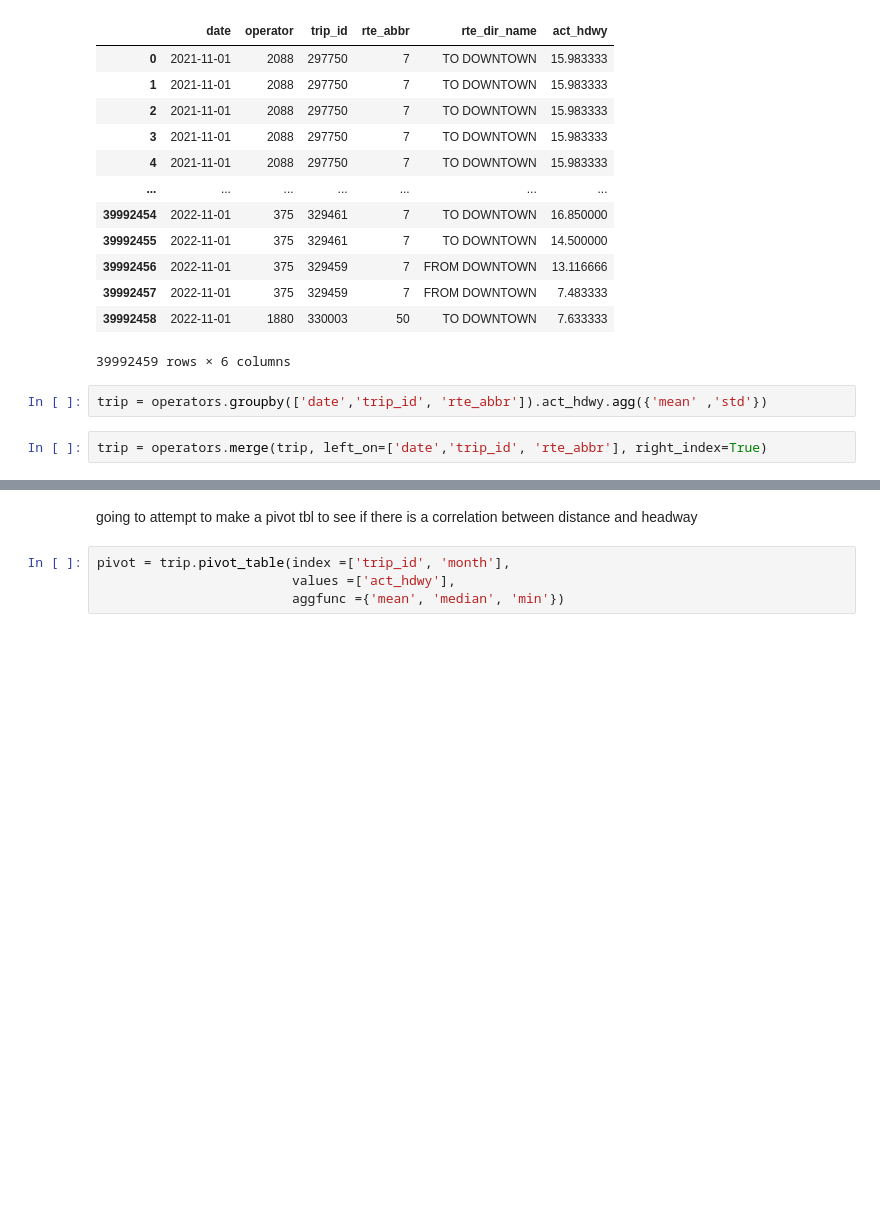
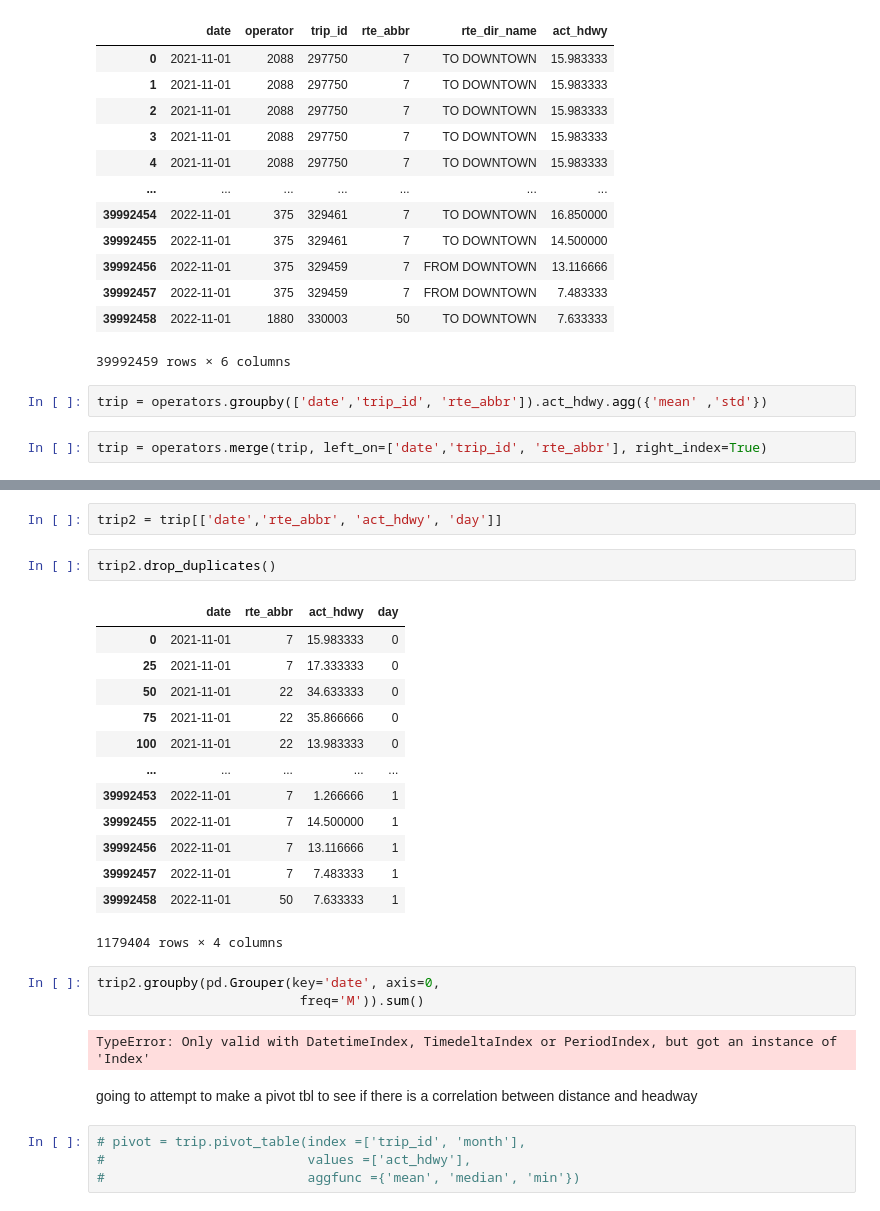
Before and after one commit to NSS-Data-Analytics-Cohort-7/wego-data-world-problems, a Jupyter notebook: notebook/wego_python-v3.ipynb, the cells around one changed output, grey strips where cells are left out. Drawn from its saved outputs; the diff is of its cells as text; blank space fills up the shorter version.

```diff
--- a/notebook/wego_python-v3.ipynb
+++ b/notebook/wego_python-v3.ipynb
@@ -250,7 +278,30 @@ pandas.core.indexes.datetimes.DatetimeIndex
+# %%
+trip2 = trip[['date','rte_abbr', 'act_hdwy', 'day']]
+# %%
+trip2.drop_duplicates()
+# %% [output]
+|  | date | rte_abbr | act_hdwy | day |
+| 0 | 2021-11-01 | 7 | 15.983333 | 0 |
+| 25 | 2021-11-01 | 7 | 17.333333 | 0 |
+| 50 | 2021-11-01 | 22 | 34.633333 | 0 |
+| 75 | 2021-11-01 | 22 | 35.866666 | 0 |
+| 100 | 2021-11-01 | 22 | 13.983333 | 0 |
+| ... | ... | ... | ... | ... |
+| 39992453 | 2022-11-01 | 7 | 1.266666 | 1 |
+| 39992455 | 2022-11-01 | 7 | 14.500000 | 1 |
+| 39992456 | 2022-11-01 | 7 | 13.116666 | 1 |
+| 39992457 | 2022-11-01 | 7 | 7.483333 | 1 |
+| 39992458 | 2022-11-01 | 50 | 7.633333 | 1 |
+1179404 rows × 4 columns
+# %%
+trip2.groupby(pd.Grouper(key='date', axis=0,
+                          freq='M')).sum()
+# %% [output]
+TypeError: Only valid with DatetimeIndex, TimedeltaIndex or PeriodIndex, but got an instance of 'Index'
 # %% [markdown]
 going to attempt to make a pivot tbl to see if there is a correlation between distance and headway
 # %%
-pivot = trip.pivot_table(index =['trip_id', 'month'],
-                         values =['act_hdwy'],
-                         aggfunc ={'mean', 'median', 'min'})
+# pivot = trip.pivot_table(index =['trip_id', 'month'],
+#                          values =['act_hdwy'],
+#                          aggfunc ={'mean', 'median', 'min'})
 # %%
```
Also changed, not shown: parts of 9 cells of this notebook.
